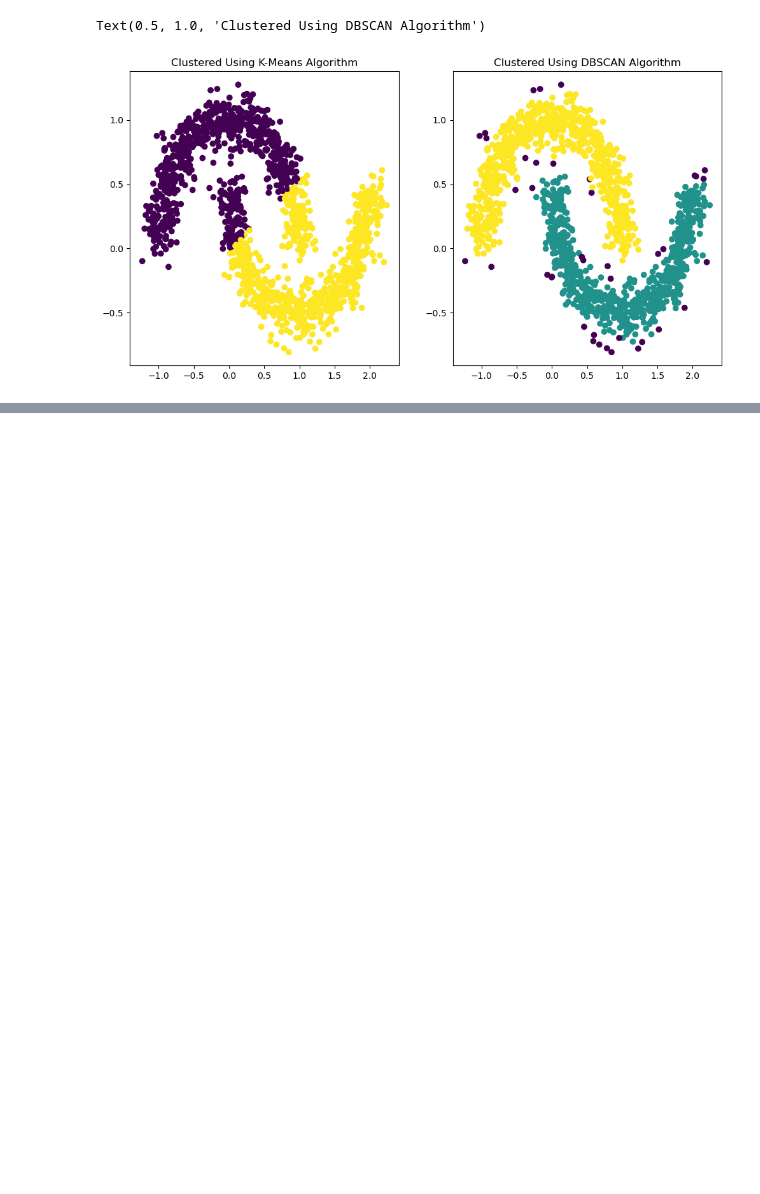
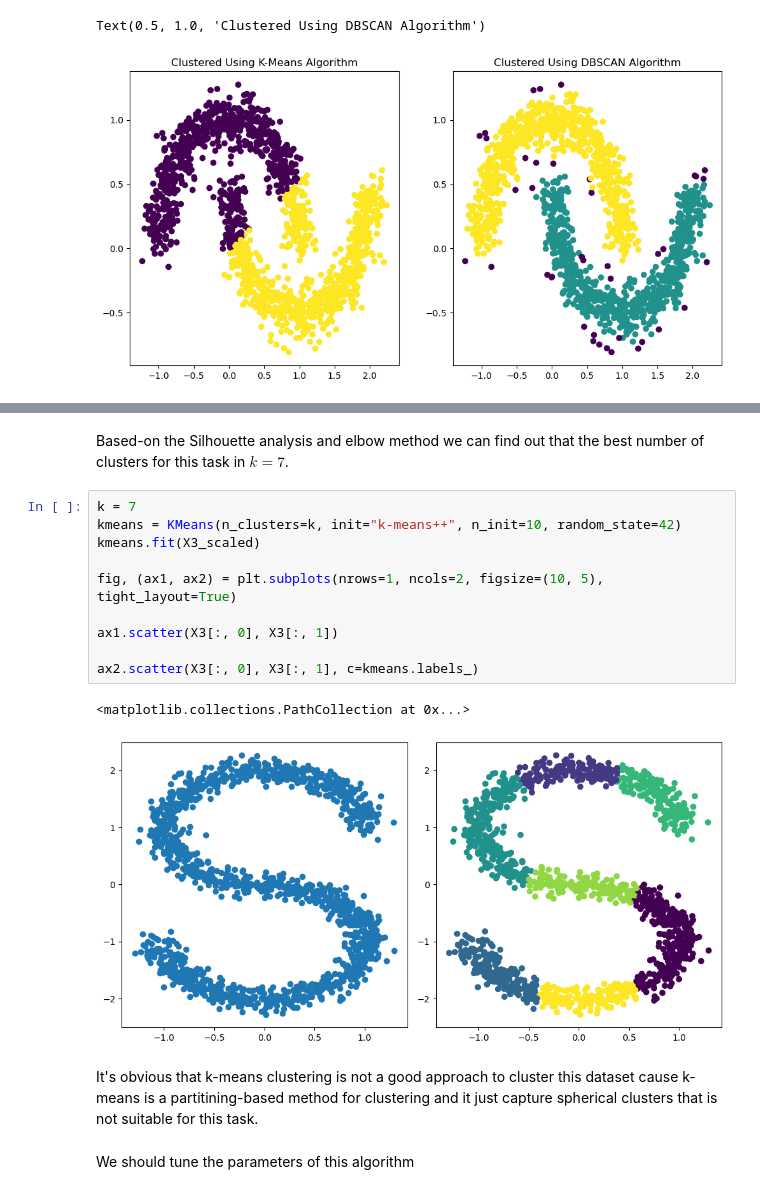
Before and after one commit to Erfan-Taherirani/Personal_ML_Notes, a Jupyter notebook: unsupervised_learning/clustering/density_based_clustering/DBSCAN.ipynb, the cells around one changed output, grey strips where cells are left out. Saved outputs shown, nothing was run; the diff lists cells and outputs as text; blank space fills up the shorter version.

```diff
--- a/unsupervised_learning/clustering/density_based_clustering/DBSCAN.ipynb
+++ b/unsupervised_learning/clustering/density_based_clustering/DBSCAN.ipynb
@@ -232,0 +243,19 @@ def plot_k_distance_graph(X, n_neighbors):
+# %% [markdown]
+Based-on the Silhouette analysis and elbow method we can find out that the best number of clusters for this task in $k=7$.
+# %%
+k = 7
+kmeans = KMeans(n_clusters=k, init="k-means++", n_init=10, random_state=42)
+kmeans.fit(X3_scaled)
+
+fig, (ax1, ax2) = plt.subplots(nrows=1, ncols=2, figsize=(10, 5), tight_layout=True)
+
+ax1.scatter(X3[:, 0], X3[:, 1])
+
+ax2.scatter(X3[:, 0], X3[:, 1], c=kmeans.labels_)
+# %% [output]
+<matplotlib.collections.PathCollection at 0x...>
+[figure, added]
+# %% [markdown]
+It's obvious that k-means clustering is not a good approach to cluster this dataset cause k-means is a partitining-based method for clustering and it just capture spherical clusters that is not suitable for this task.
+# %% [markdown]
+We should tune the parameters of this algorithm
```
Also changed, not shown: parts of 7 cells of this notebook, 2 other files.
